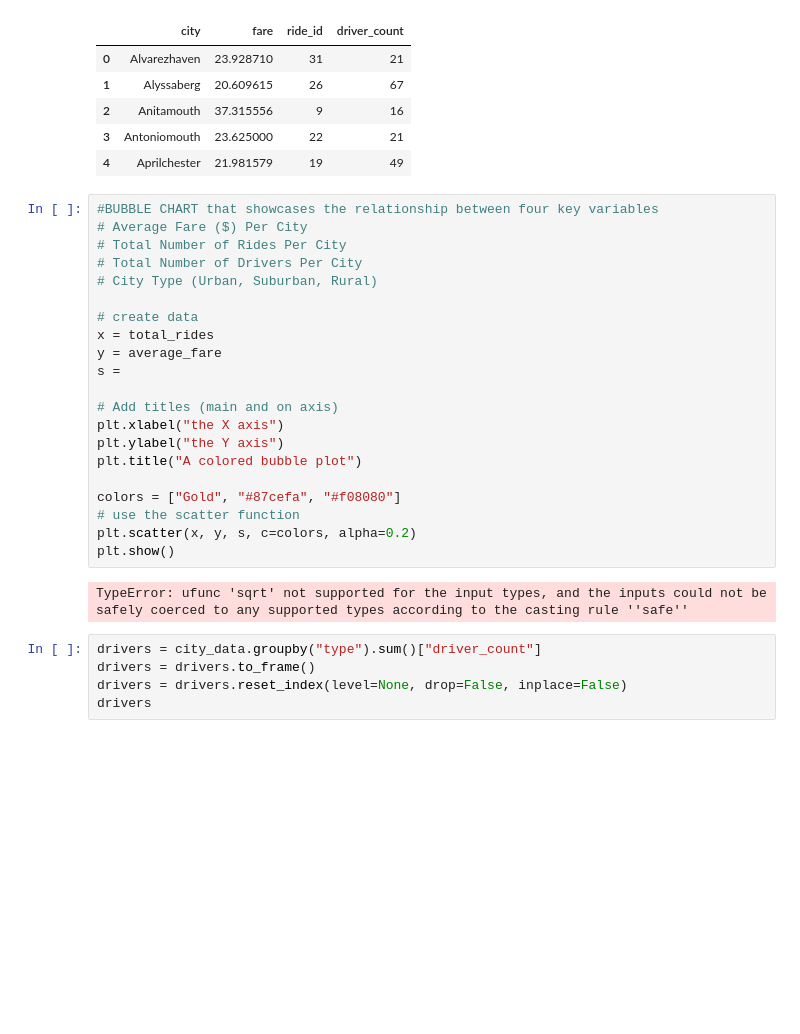
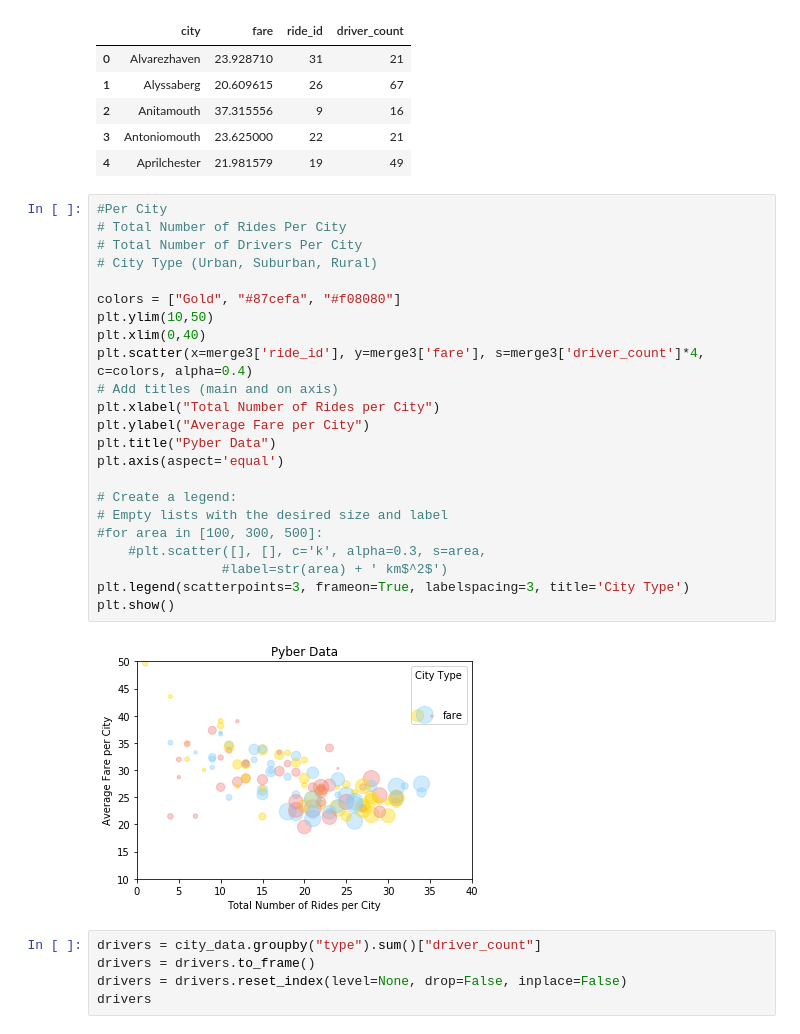
Before and after one commit to ehyoder/Matplotlib, a Jupyter notebook: Pyber_homework_Beth_Yoder_new.ipynb, the cells around one changed output. Cells and saved outputs as stored; diff of their text form; blank space fills up the shorter version.

```diff
--- a/Pyber_homework_Beth_Yoder_new.ipynb
+++ b/Pyber_homework_Beth_Yoder_new.ipynb
@@ -103,29 +103,31 @@ merge3.head()
 | 2 | Anitamouth | 37.315556 | 9 | 16 |
 | 3 | Antoniomouth | 23.625000 | 22 | 21 |
 | 4 | Aprilchester | 21.981579 | 19 | 49 |
-# %%
-#BUBBLE CHART that showcases the relationship between four key variables
-# Average Fare ($) Per City
-# Total Number of Rides Per City
-# Total Number of Drivers Per City
-# City Type (Urban, Suburban, Rural)
-
-# create data
-x = total_rides
-y = average_fare
-s =
-
-# Add titles (main and on axis)
-plt.xlabel("the X axis")
-plt.ylabel("the Y axis")
-plt.title("A colored bubble plot")
-
-colors = ["Gold", "#87cefa", "#f08080"]
-# use the scatter function
-plt.scatter(x, y, s, c=colors, alpha=0.2)
-plt.show()
-# %% [output]
-TypeError: ufunc 'sqrt' not supported for the input types, and the inputs could not be safely coerced to any supported types according to the casting rule ''safe''
+# %%
+#Per City
+# Total Number of Rides Per City
+# Total Number of Drivers Per City
+# City Type (Urban, Suburban, Rural)
+
+colors = ["Gold", "#87cefa", "#f08080"]
+plt.ylim(10,50)
+plt.xlim(0,40)
+plt.scatter(x=merge3['ride_id'], y=merge3['fare'], s=merge3['driver_count']*4, c=colors, alpha=0.4)
+# Add titles (main and on axis)
+plt.xlabel("Total Number of Rides per City")
+plt.ylabel("Average Fare per City")
+plt.title("Pyber Data")
+plt.axis(aspect='equal')
+
+# Create a legend:
+# Empty lists with the desired size and label
+#for area in [100, 300, 500]:
+    #plt.scatter([], [], c='k', alpha=0.3, s=area,
+                #label=str(area) + ' km$^2$')
+plt.legend(scatterpoints=3, frameon=True, labelspacing=3, title='City Type')
+plt.show()
+# %% [output]
+[figure, added]
 # %%
 drivers = city_data.groupby("type").sum()["driver_count"]
 drivers = drivers.to_frame()
```
Also changed, not shown: parts of 3 cells of this notebook.
